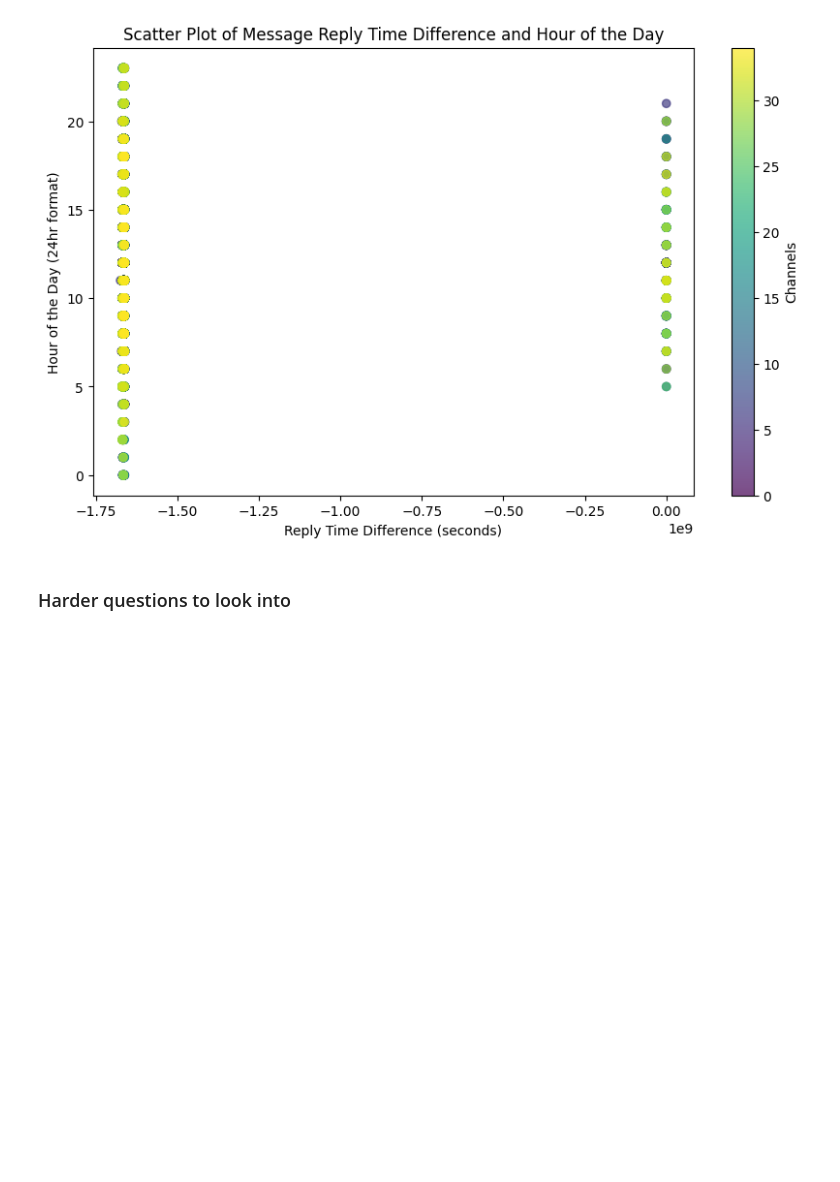
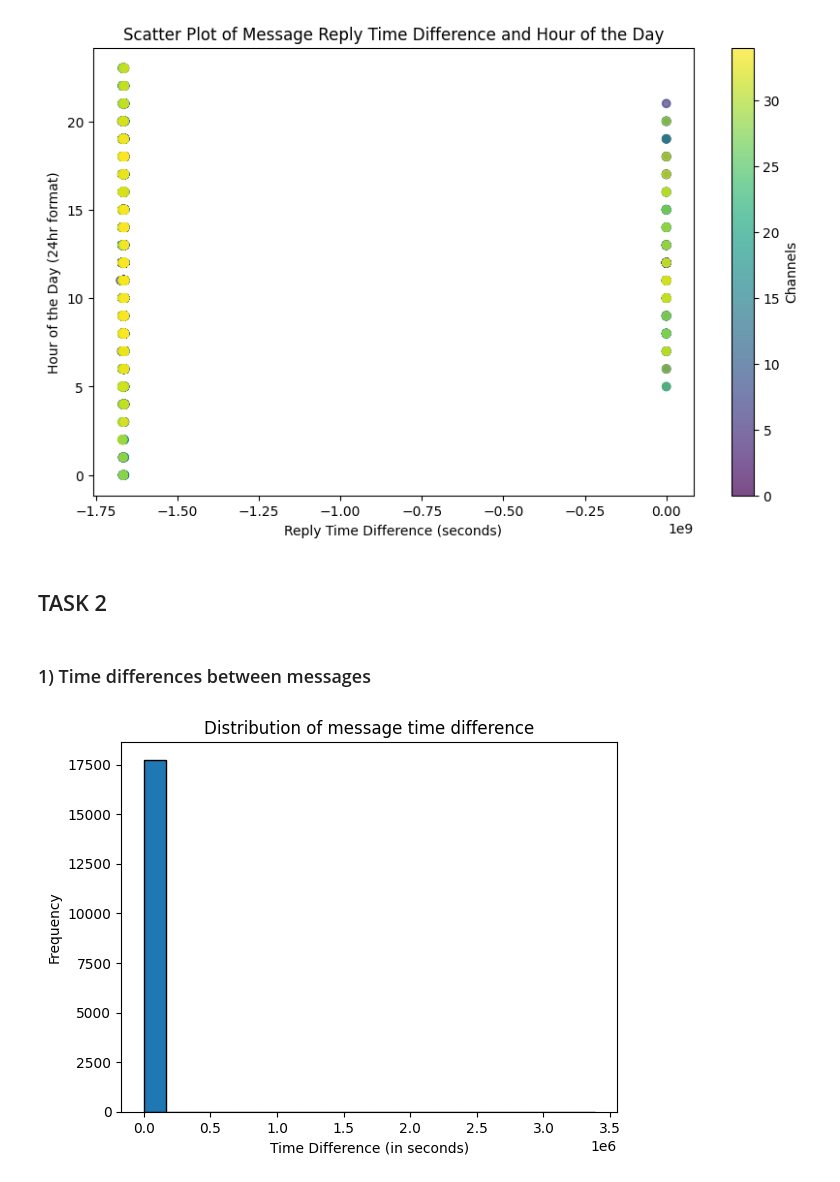
Before and after one commit to bkaggle/Slack_message_analysis, a Jupyter notebook: notebooks/parse_slack_data.ipynb, the cells around one changed output. Cells and saved outputs as stored; diff of their text form; code cells hidden in the pictures; blank space fills up the shorter version.

Commit message:
visualized the time difference distribution

```diff
--- a/notebooks/parse_slack_data.ipynb
+++ b/notebooks/parse_slack_data.ipynb
@@ -495,2 +477,0 @@ See the caveats in the documentation: https://pandas.pydata.org/pandas-docs/stab
-# %% [markdown]
-### Harder questions to look into
@@ -498,0 +478,21 @@ See the caveats in the documentation: https://pandas.pydata.org/pandas-docs/stab
+# %% [markdown]
+## TASK 2
+# %% [markdown]
+### 1) Time differences between messages
+# %%
+def time_difference(df):
+    df = df.sort_values(by='msg_sent_time', ascending=True)
+    df['time_sent'] = utils.convert_2_timestamp('msg_sent_time', df)
+    df['time_difference_seconds'] = df['time_sent'].diff().dt.total_seconds()  # Calculate time difference in seconds
+
+    plt.hist(df['time_difference_seconds'].dropna(), bins=20, edgecolor='black')
+
+    plt.xlabel('Time Difference (in seconds)')  # Update the label
+    plt.ylabel('Frequency')
+    plt.title('Distribution of message time difference')
+
+    return plt.show()  # Use plt.show() if you want to display the plot immediately
+# %%
+time_difference(slack_parser_df)
+# %% [output]
+[figure, added]
```
Also changed, not shown: parts of 18 cells of this notebook.
